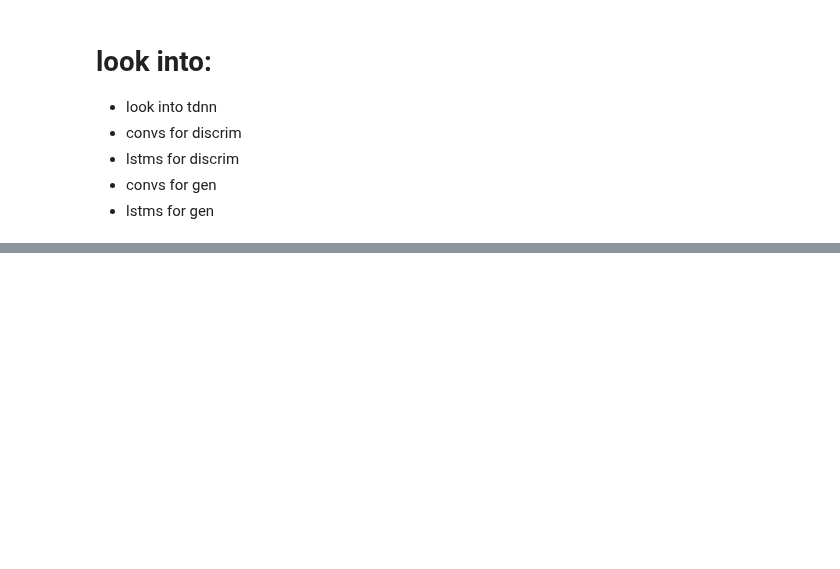
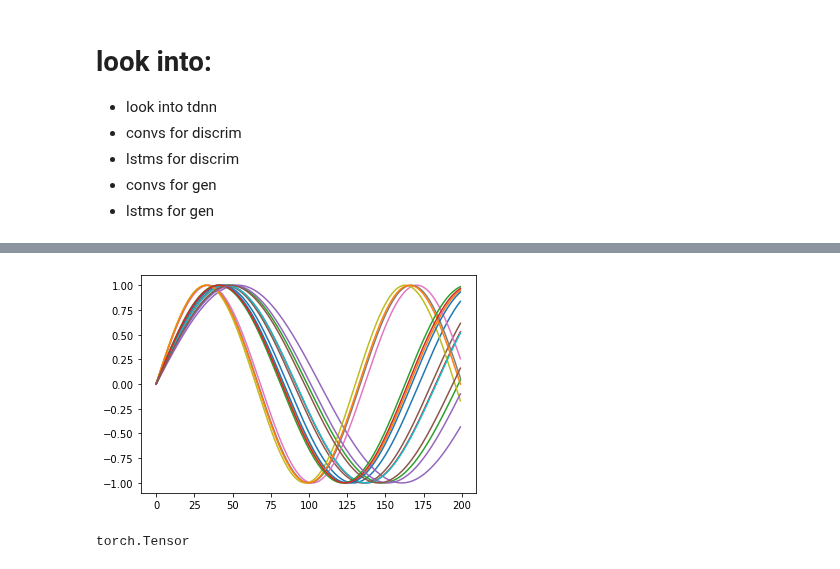
Before and after one commit to aashraychegu/testing_grounds, a Jupyter notebook: ready/1dwgantest.ipynb, the cells around one changed output, grey strips where cells are left out. Cells and saved outputs as stored; diff of their text form; code cells hidden in the pictures; blank space fills up the shorter version.

```diff
--- a/ready/1dwgantest.ipynb
+++ b/ready/1dwgantest.ipynb
@@ -201,0 +358,10 @@ RuntimeError: Mismatch in shape: grad_output[0] has a shape of torch.Size([16, 1
+# %%
+a = next(iter(dl))
+for i in a:
+    plt.plot(i)
+# %% [output]
+[figure, added]
+# %%
+type(a)
+# %% [output]
+torch.Tensor
```
Also changed, not shown: parts of 19 cells of this notebook.
